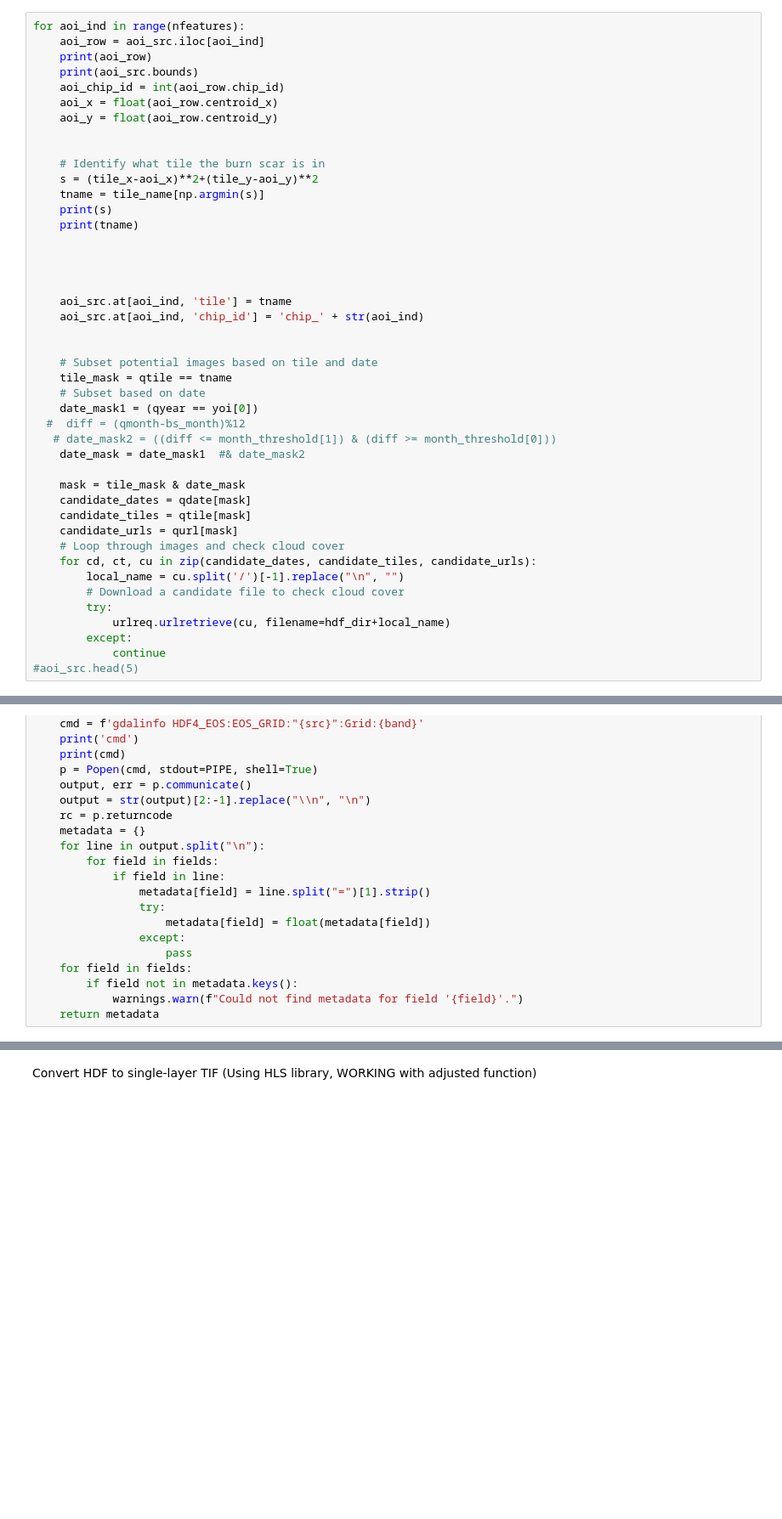
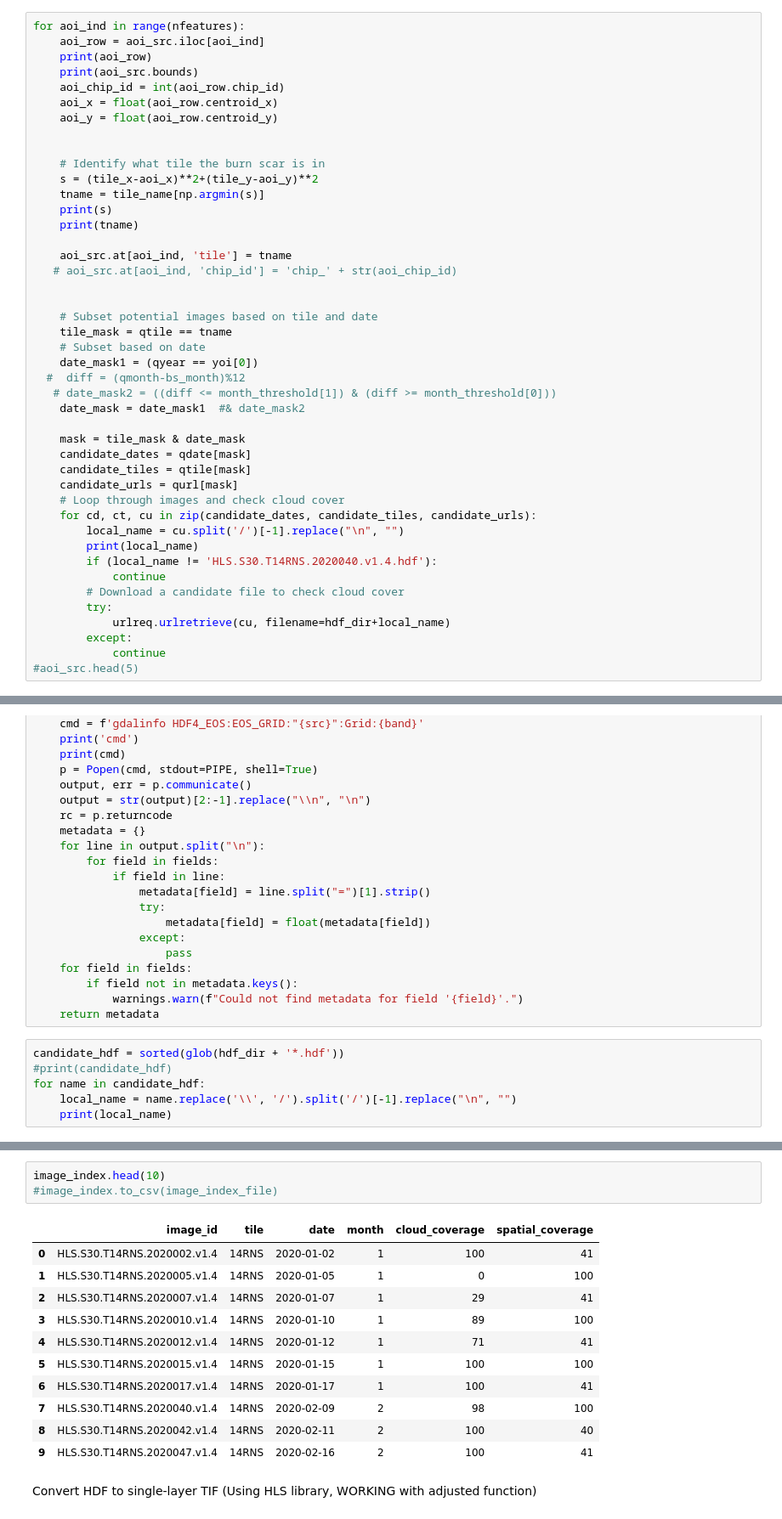
Before and after one commit to ClarkCGA/multi-temporal-crop-classification-training-data, a Jupyter notebook: 2_CDL_preprocess_HLS_to_TIF.ipynb, the cells around one changed output, grey strips where cells are left out. Shown at 85% size. Drawn from its saved outputs; the diff is of its cells as text; blank space fills up the shorter version.

```diff
--- a/2_CDL_preprocess_HLS_to_TIF.ipynb
+++ b/2_CDL_preprocess_HLS_to_TIF.ipynb
@@ -118,11 +122,8 @@ for aoi_ind in range(nfeatures):
     print(s)
     print(tname)
 
-
-
-
     aoi_src.at[aoi_ind, 'tile'] = tname
-    aoi_src.at[aoi_ind, 'chip_id'] = 'chip_' + str(aoi_ind)
+   # aoi_src.at[aoi_ind, 'chip_id'] = 'chip_' + str(aoi_chip_id)
 
 
     # Subset potential images based on tile and date
@@ -140,6 +141,9 @@ for aoi_ind in range(nfeatures):
     # Loop through images and check cloud cover
     for cd, ct, cu in zip(candidate_dates, candidate_tiles, candidate_urls):
         local_name = cu.split('/')[-1].replace("\n", "")
+        print(local_name)
+        if (local_name != 'HLS.S30.T14RNS.2020040.v1.4.hdf'):
+            continue
         # Download a candidate file to check cloud cover
         try:
             urlreq.urlretrieve(cu, filename=hdf_dir+local_name)
@@ -179,4 +183,10 @@ def get_metadata_from_hdf_mine(src, fields=["cloud_cover", "spatial_coverage"]):
         if field not in metadata.keys():
             warnings.warn(f"Could not find metadata for field '{field}'.")
     return metadata
+# %%
+candidate_hdf = sorted(glob(hdf_dir + '*.hdf'))
+#print(candidate_hdf)
+for name in candidate_hdf:
+    local_name = name.replace('\\', '/').split('/')[-1].replace("\n", "")
+    print(local_name)
 # %%
@@ -258,6 +238,21 @@ for aoi_ind in range(nfeatures):
         #     continue
 
 #aoi_src.head(5)
+# %%
+image_index.head(10)
+#image_index.to_csv(image_index_file)
+# %% [output]
+|  | image_id | tile | date | month | cloud_coverage | spatial_coverage |
+| 0 | HLS.S30.T14RNS.2020002.v1.4 | 14RNS | 2020-01-02 | 1 | 100 | 41 |
+| 1 | HLS.S30.T14RNS.2020005.v1.4 | 14RNS | 2020-01-05 | 1 | 0 | 100 |
+| 2 | HLS.S30.T14RNS.2020007.v1.4 | 14RNS | 2020-01-07 | 1 | 29 | 41 |
+| 3 | HLS.S30.T14RNS.2020010.v1.4 | 14RNS | 2020-01-10 | 1 | 89 | 100 |
+| 4 | HLS.S30.T14RNS.2020012.v1.4 | 14RNS | 2020-01-12 | 1 | 71 | 41 |
+| 5 | HLS.S30.T14RNS.2020015.v1.4 | 14RNS | 2020-01-15 | 1 | 100 | 100 |
+| 6 | HLS.S30.T14RNS.2020017.v1.4 | 14RNS | 2020-01-17 | 1 | 100 | 41 |
+| 7 | HLS.S30.T14RNS.2020040.v1.4 | 14RNS | 2020-02-09 | 2 | 98 | 100 |
+| 8 | HLS.S30.T14RNS.2020042.v1.4 | 14RNS | 2020-02-11 | 2 | 100 | 40 |
+| 9 | HLS.S30.T14RNS.2020047.v1.4 | 14RNS | 2020-02-16 | 2 | 100 | 41 |
 # %% [markdown]
 Convert HDF to single-layer TIF (Using HLS library, WORKING with adjusted function)
 # %%
```
Also changed, not shown: parts of 12 cells of this notebook.
